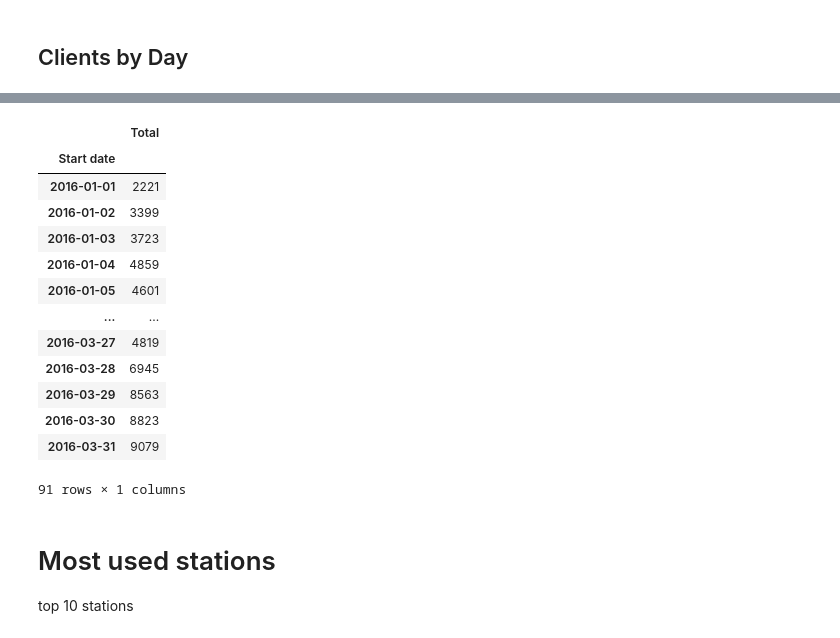
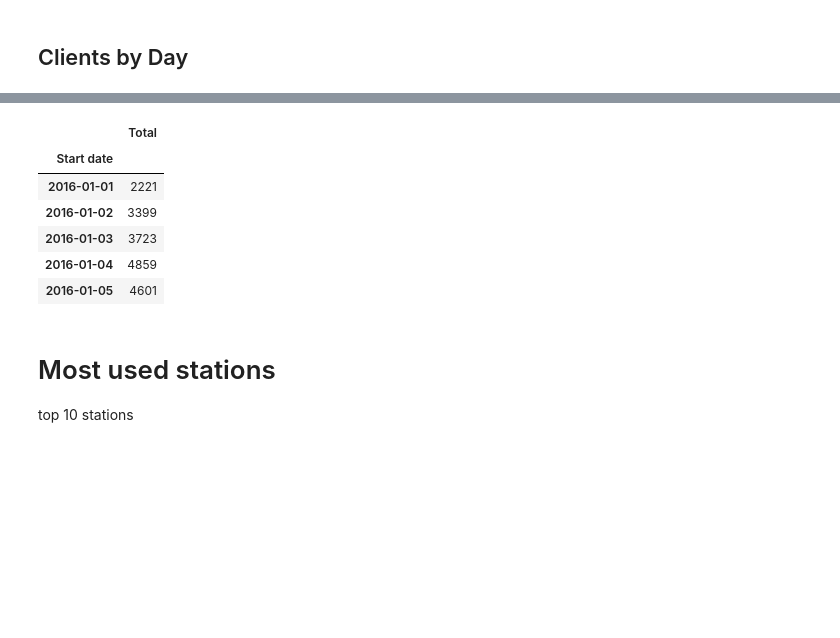
Before and after one commit to claupereirajr/datascience_study, a Jupyter notebook: aula10/Scripts - study bike sharing.ipynb, the cells around one changed output, grey strips where cells are left out. Saved outputs shown, nothing was run; the diff lists cells and outputs as text; code cells hidden in the pictures; blank space fills up the shorter version.

```diff
--- a/aula10/Scripts - study bike sharing.ipynb
+++ b/aula10/Scripts - study bike sharing.ipynb
@@ -66,3 +69,7 @@ dataframe_tripdata Length:  552399
 | 2 | 715 | 2016-01-01 00:13:52 | 2016-01-01 00:25:48 | 31222 | New York Ave & 15th St NW | 31214 | 17th & Corcoran St NW | ... |
 | 3 | 213 | 2016-01-01 00:15:29 | 2016-01-01 00:19:03 | 31506 | 1st & Rhode Island Ave NW | 31509 | New Jersey Ave & R St NW | ... |
 | 4 | 872 | 2016-01-01 00:16:16 | 2016-01-01 00:30:49 | 31041 | Prince St & Union St | 31048 | King St Metro South | ... |
+# %%
+dataframe_tripdata['Member type'] = np.where((dataframe_tripdata['Member type'] == "Member"), 1, dataframe_tripdata["Member type"])
+dataframe_tripdata['Member type'] = np.where((dataframe_tripdata['Member type'] == "Casual"), 0, dataframe_tripdata["Member type"])
+dataframe_tripdata.head()
@@ -93,7 +123,7 @@ dataframe_casualclients Length:  84967
 # %% [markdown]
 ### DataFrame Member Clients
 # %%
-dataframe_memberclients = dataframe_tripdata[dataframe_tripdata['Member type'] == 'Member']
+dataframe_memberclients = dataframe_tripdata[dataframe_tripdata['Member type'] == 1]
 print('dataframe_memberclients Length: ',len(dataframe_memberclients))
 dataframe_memberclients.head()
 # %% [output]
@@ -244,26 +267,19 @@ dataframe_casualclients_by_day
 # %%
 dataframe_memberclients_by_day = dataframe_memberclients.copy()
 dataframe_memberclients_by_day["Start date"] = pd.to_datetime(dataframe_memberclients_by_day["Start date"])
 dataframe_memberclients_by_day.set_index("Start date", inplace=True)
 dataframe_memberclients_by_day = dataframe_memberclients_by_day.groupby(pd.Grouper(freq="D")).count()
 dataframe_memberclients_by_day.drop(columns=["End date", "Start station number", "Start station", "End station number","End station", "Bike number", "Member type"], inplace=True)
 dataframe_memberclients_by_day.rename(columns={"Duration":"Total"}, inplace=True)
-dataframe_memberclients_by_day
+dataframe_memberclients_by_day.head()
 # %% [output]
 |  | Total |
 | Start date |  |
 | 2016-01-01 | 2221 |
 | 2016-01-02 | 3399 |
 | 2016-01-03 | 3723 |
 | 2016-01-04 | 4859 |
 | 2016-01-05 | 4601 |
-| ... | ... |
-| 2016-03-27 | 4819 |
-| 2016-03-28 | 6945 |
-| 2016-03-29 | 8563 |
-| 2016-03-30 | 8823 |
-| 2016-03-31 | 9079 |
-91 rows × 1 columns
 # %% [markdown]
 # Most used stations
 top 10 stations
```
Also changed, not shown: parts of 15 cells of this notebook, 1 other file.
